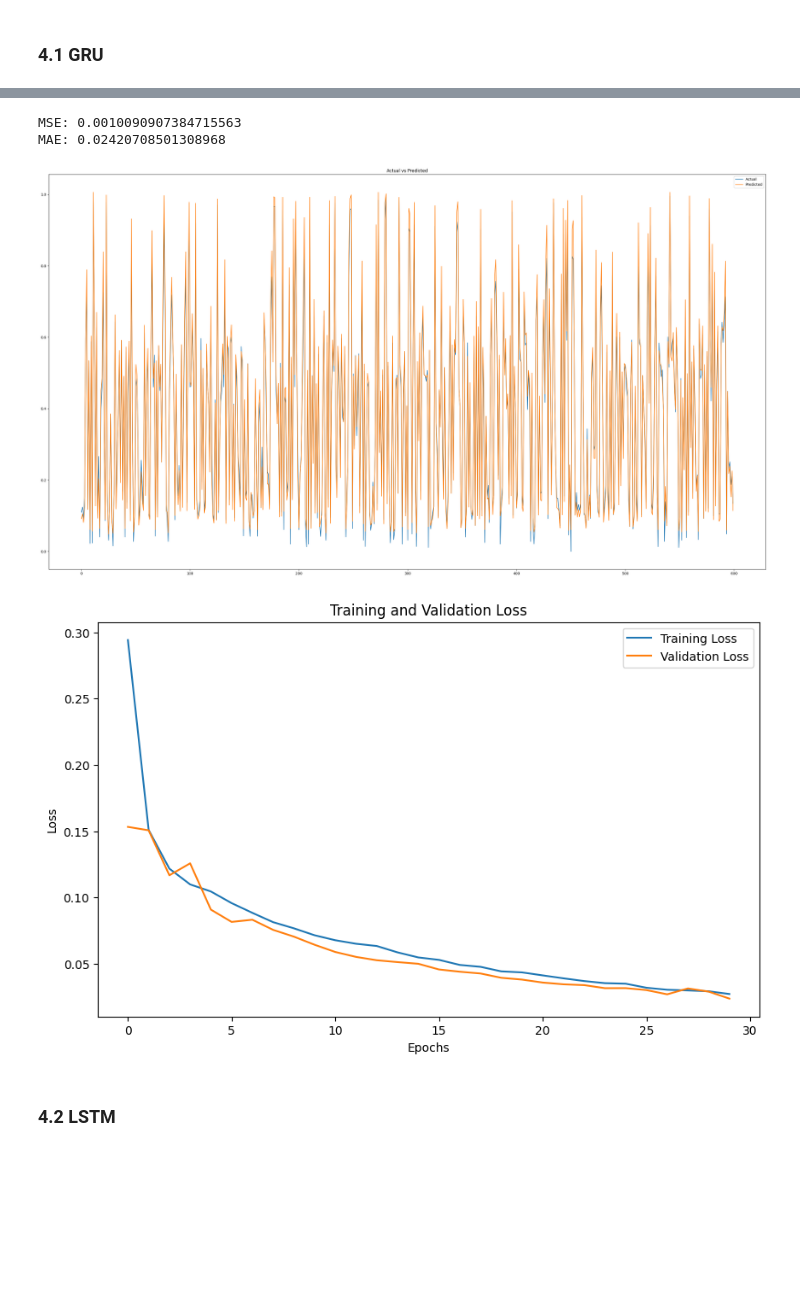
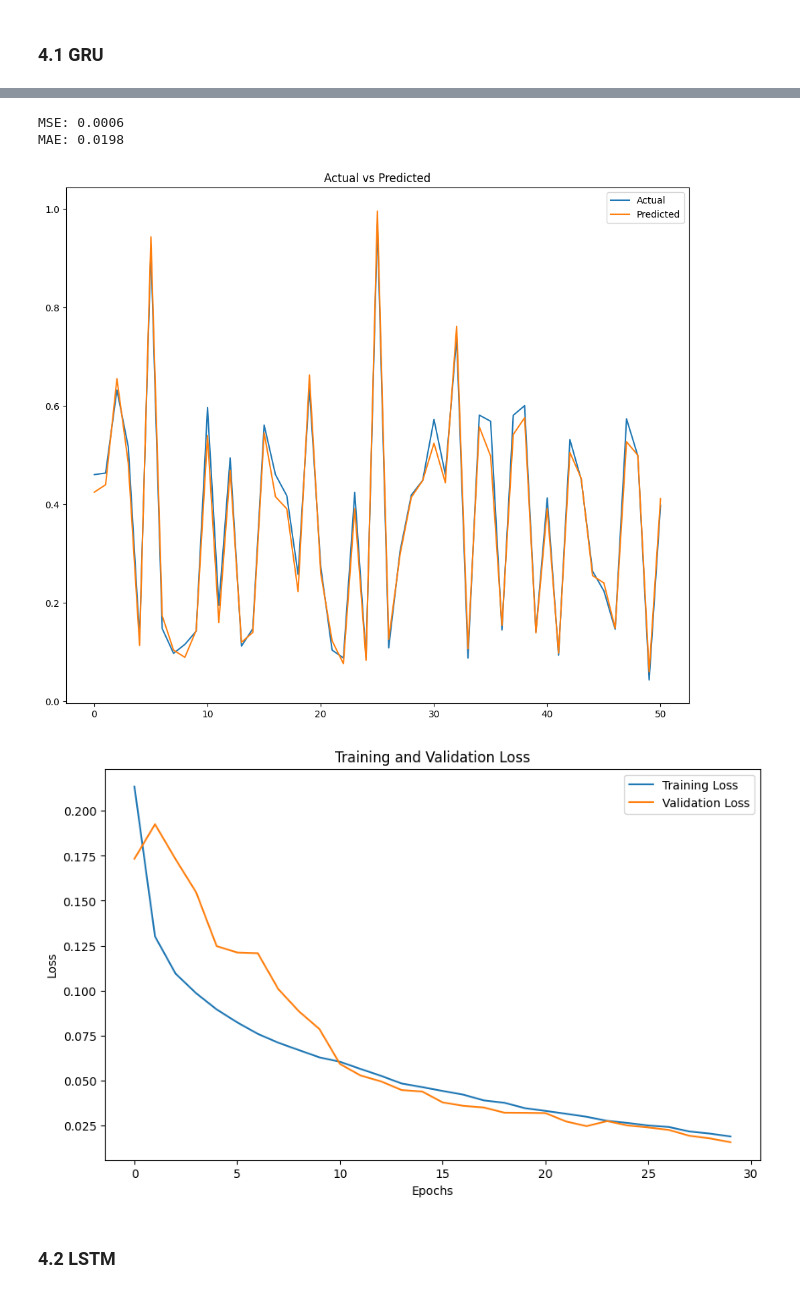
Before and after one commit to won172/DB, a Jupyter notebook: 코드/predict_esgu.ipynb, the cells around one changed output, grey strips where cells are left out. Drawn from its saved outputs; the diff is of its cells as text; code cells hidden in the pictures; blank space fills up the shorter version.

```diff
--- a/코드/predict_esgu.ipynb
+++ b/코드/predict_esgu.ipynb
@@ -78,13 +78,6 @@ def stock_pre(df):
     df.drop("Date", axis = 1, inplace = True)
     df
 
-    ### 이동평균과 이격도 변수 추가 ###
-    period = [5, 20, 60, 120]
-
-    for p in period :
-        df[f"{p}MA"] = df["Close"].rolling(window = p).mean()
-        df[f"{p}Disparity"] = df["Close"] / df[f"{p}MA"]
-
     ### 결측값 처리 ###
     # bfill로 결측값 채우기
     df.bfill(axis=0, inplace=True)  # 행 방향으로 결측값 채우기
@@ -192,32 +185,32 @@ Restoring model weights from the end of the best epoch: 30.
 # 성능 평가 지표
 mse = mean_squared_error(y_test, y_pred)
 mae = mean_absolute_error(y_test, y_pred)
-print(f'MSE: {mse}')
-print(f'MAE: {mae}')
+print(f'MSE: {round(mse, 4)}')
+print(f'MAE: {round(mae, 4)}')
 # %% [output]
-MSE: 0.0010090907384715563
-MAE: 0.02420708501308968
+MSE: 0.0006
+MAE: 0.0198
 # %%
 # 시각화
-plt.figure(figsize=(36, 20))
-plt.plot(y_test.flatten(), label='Actual')
-plt.plot(y_pred.flatten(), label='Predicted')
+plt.figure(figsize=(12, 10))
+plt.plot(y_test[100:151].flatten(), label='Actual')
+plt.plot(y_pred[100:151].flatten(), label='Predicted')
 plt.legend()
 plt.title('Actual vs Predicted')
 plt.show()
 
 # 학습 곡선 시각화
 plt.figure(figsize=(10, 6))
 plt.plot(history.history['loss'], label='Training Loss')
 plt.plot(history.history['val_loss'], label='Validation Loss')
 plt.xlabel('Epochs')
 plt.ylabel('Loss')
 plt.legend()
 plt.title('Training and Validation Loss')
 plt.show()
 # %% [output]
-[figure, old version]
+[figure, new version]
-[figure, old version]
+[figure, new version]
 # %% [markdown]
 ### 4.2 LSTM
 # %%
```
Also changed, not shown: parts of 14 cells of this notebook, 8 other files.
